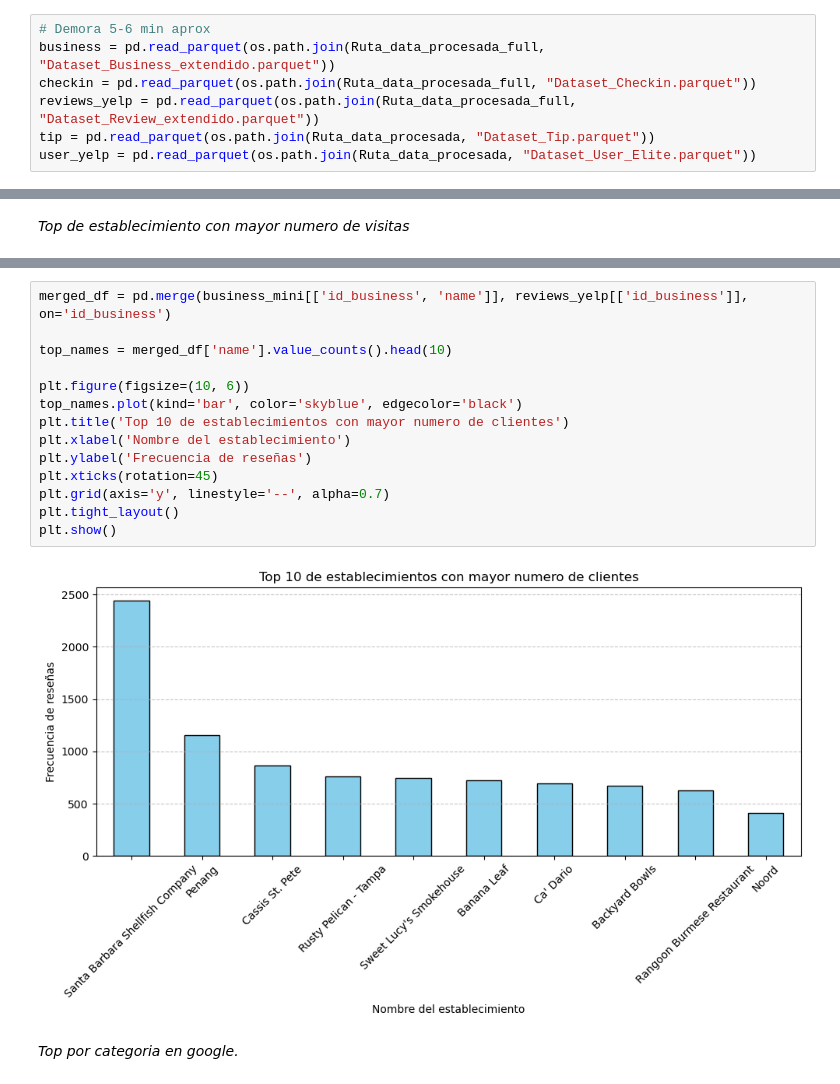
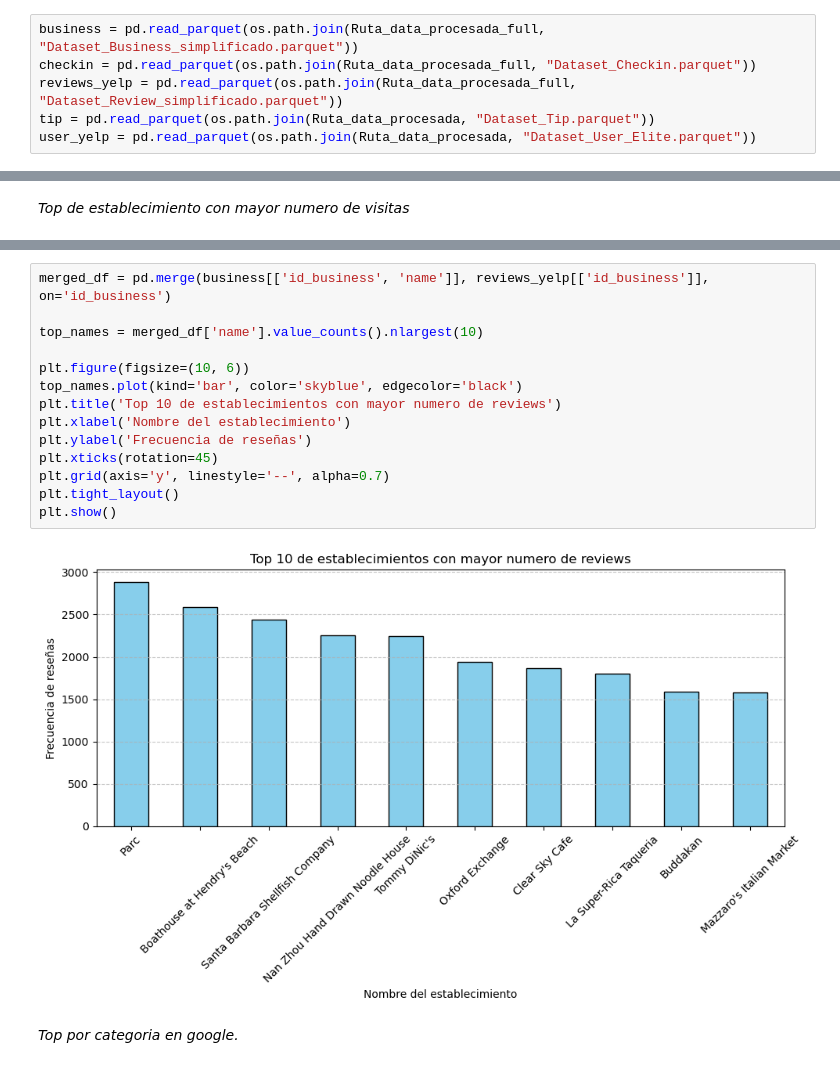
Before and after one commit to SaulZambranoMeza/Proyecto-NOVA, a Jupyter notebook: Notebooks/EDA/06_EDA.ipynb, the cells around one changed output, grey strips where cells are left out. Saved outputs shown, nothing was run; the diff lists cells and outputs as text.

```diff
--- a/Notebooks/EDA/06_EDA.ipynb
+++ b/Notebooks/EDA/06_EDA.ipynb
@@ -97,10 +97,9 @@ memory usage: 47.9+ MB
 # %% [markdown]
 **Archivos YELP**
 # %%
-# Demora 5-6 min aprox
-business = pd.read_parquet(os.path.join(Ruta_data_procesada_full, "Dataset_Business_extendido.parquet"))
+business = pd.read_parquet(os.path.join(Ruta_data_procesada_full, "Dataset_Business_simplificado.parquet"))
 checkin = pd.read_parquet(os.path.join(Ruta_data_procesada_full, "Dataset_Checkin.parquet"))
-reviews_yelp = pd.read_parquet(os.path.join(Ruta_data_procesada_full, "Dataset_Review_extendido.parquet"))
+reviews_yelp = pd.read_parquet(os.path.join(Ruta_data_procesada_full, "Dataset_Review_simplificado.parquet"))
 tip = pd.read_parquet(os.path.join(Ruta_data_procesada, "Dataset_Tip.parquet"))
 user_yelp = pd.read_parquet(os.path.join(Ruta_data_procesada, "Dataset_User_Elite.parquet"))
 # %% [markdown]
@@ -766,19 +755,19 @@ business_mini = business.drop_duplicates(subset=['first_category'], keep='first'
 # %%
-merged_df = pd.merge(business_mini[['id_business', 'name']], reviews_yelp[['id_business']], on='id_business')
+merged_df = pd.merge(business[['id_business', 'name']], reviews_yelp[['id_business']], on='id_business')
 
-top_names = merged_df['name'].value_counts().head(10)
+top_names = merged_df['name'].value_counts().nlargest(10)
 
 plt.figure(figsize=(10, 6))
 top_names.plot(kind='bar', color='skyblue', edgecolor='black')
-plt.title('Top 10 de establecimientos con mayor numero de clientes')
+plt.title('Top 10 de establecimientos con mayor numero de reviews')
 plt.xlabel('Nombre del establecimiento')
 plt.ylabel('Frecuencia de reseñas')
 plt.xticks(rotation=45)
 plt.grid(axis='y', linestyle='--', alpha=0.7)
 plt.tight_layout()
 plt.show()
 # %% [output]
-[figure, old version]
+[figure, new version]
 # %% [markdown]
 *Top por categoria en google.*
 # %%
```
Also changed, not shown: parts of 23 cells of this notebook.
